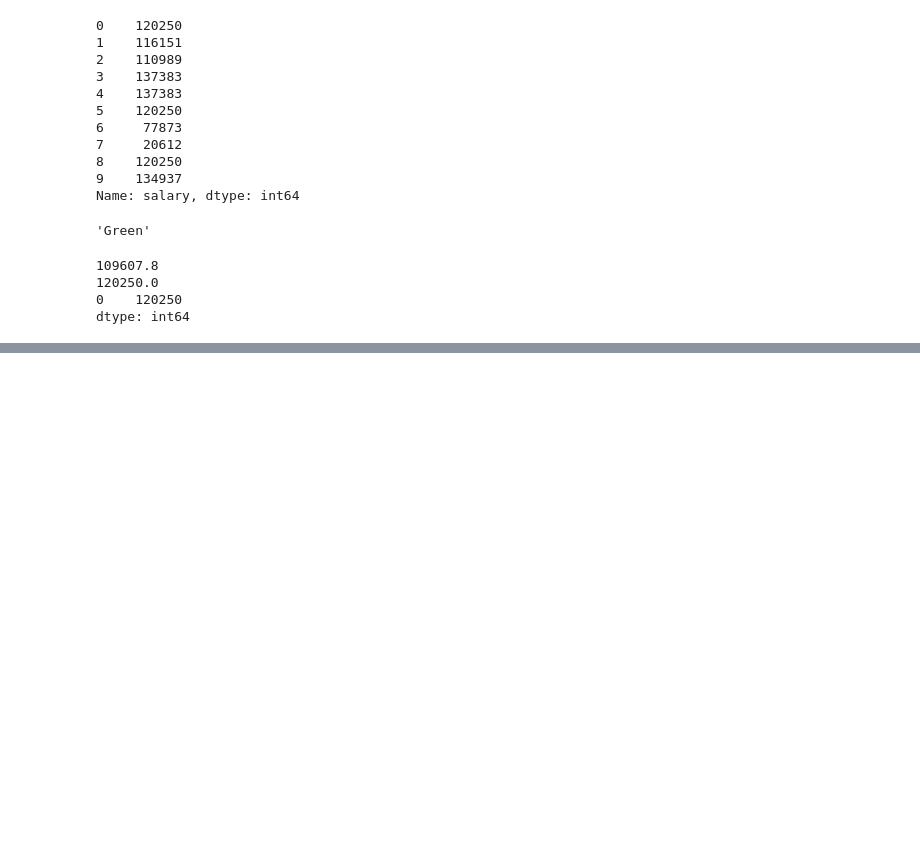
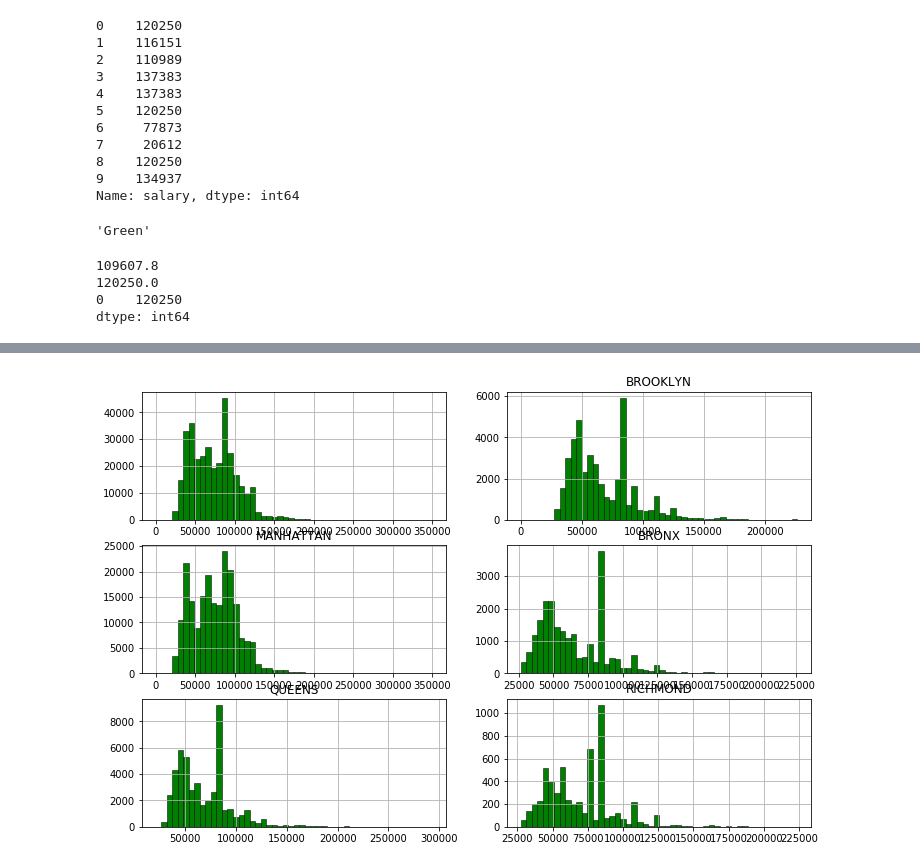
Before and after one commit to joannakl/core109, a Jupyter notebook: slides/11-working-with-data-Copy1.ipynb, the cells around one changed output, grey strips where cells are left out. Cells and saved outputs as stored; diff of their text form; code cells hidden in the pictures; blank space fills up the shorter version.

```diff
--- a/slides/11-working-with-data-Copy1.ipynb
+++ b/slides/11-working-with-data-Copy1.ipynb
@@ -97,0 +228,24 @@ dtype: int64
+# %%
+
+import matplotlib.pyplot as plt
+fig, axis = plt.subplots(nrows=3,ncols=2,figsize=(12, 8))
+
+
+data_2018_salaries['Base Salary'].hist(bins=50,color='green' ,
+             edgecolor='black', linewidth=0.5, ax = axis[0][0])
+
+bor = ["NYC", "MANHATTAN", "QUEENS","BROOKLYN", "BRONX", "RICHMOND" ]
+
+for i in range (1,6):
+
+    df = data_2018_salaries[ data_2018_salaries['Work Location Borough']==bor[i]]
+    df['Base Salary'].hist(bins=50,color='green' , edgecolor='black', linewidth=0.5, ax=axis[i%3][i//3])
+    mean = df['Base Salary'].mean()
+    median = df['Base Salary'].median()
+    mx = df['Base Salary'].max()
+    mi = df['Base Salary'].min()
+    axis[i%3][i//3].set_title( bor[i]);
+
+plt.show()
+# %% [output]
+[figure, added]
```
Also changed, not shown: parts of 13 cells of this notebook, 3 other files.
